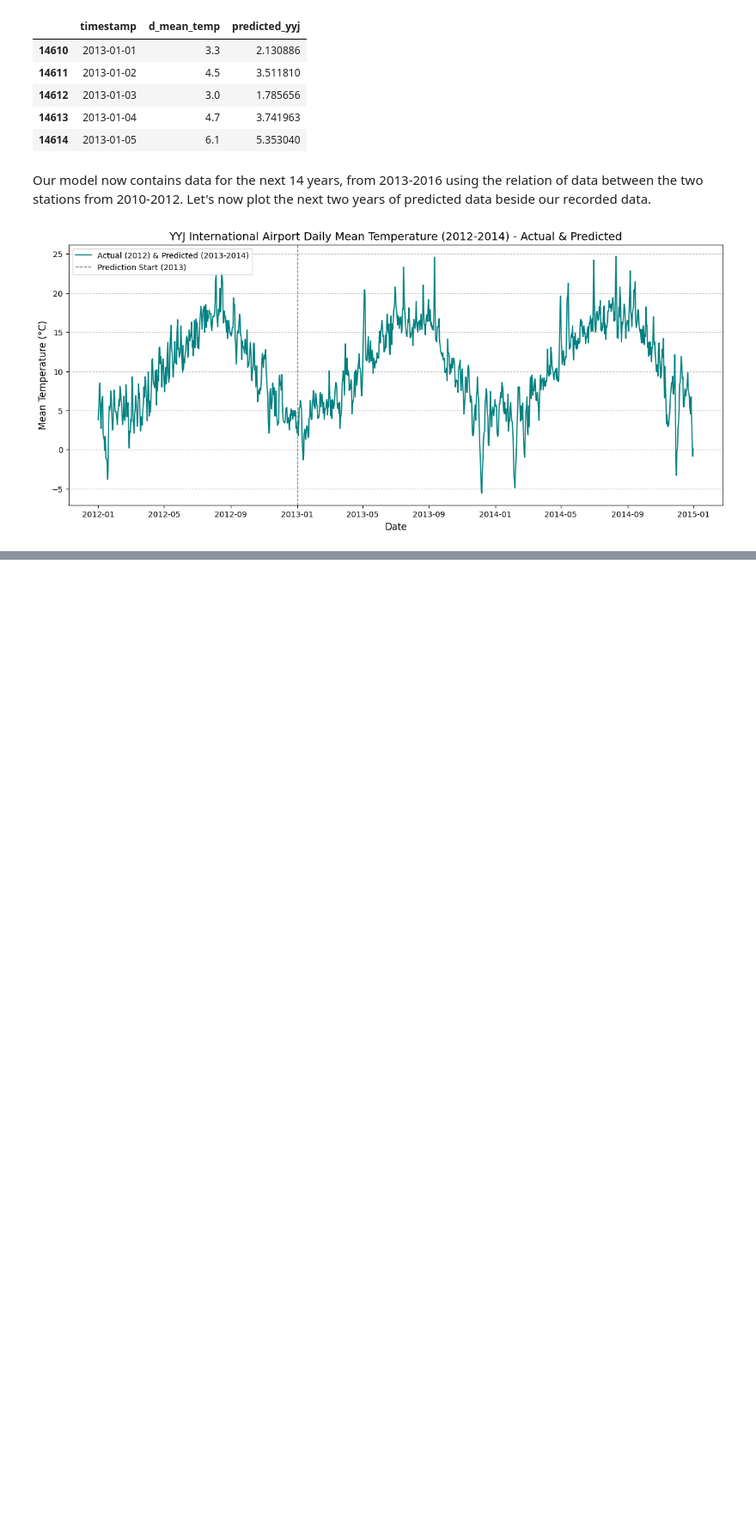
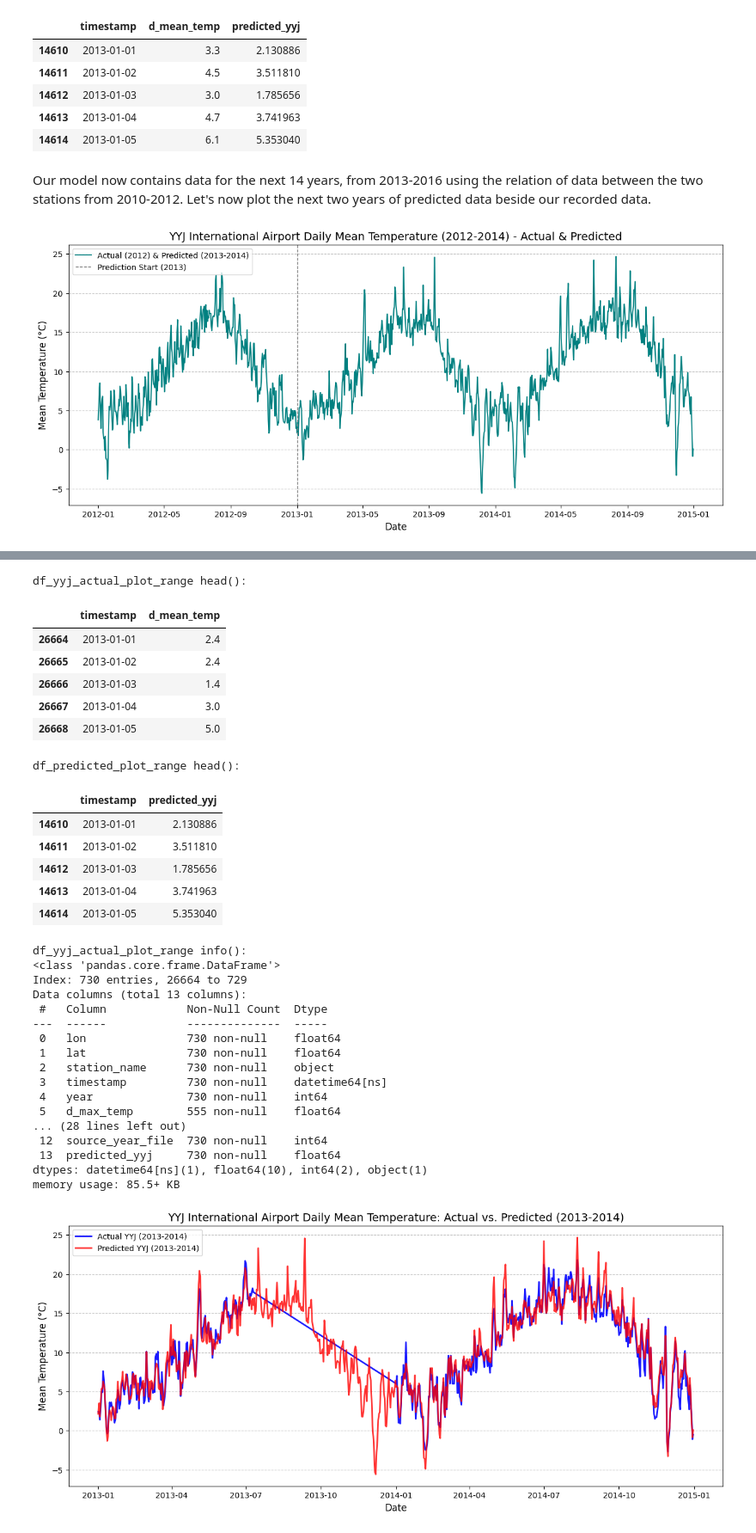
Before and after one commit to MantaHonk/EOS_Weather_Data_Analysis, a Jupyter notebook: Term_Project.ipynb, the cells around one changed output, grey strips where cells are left out. Shown at 86% size. Drawn from its saved outputs; the diff is of its cells as text; code cells hidden in the pictures; blank space fills up the shorter version.

Commit message:
combining 2013 data

```diff
--- a/Term_Project.ipynb
+++ b/Term_Project.ipynb
@@ -475,0 +476,3 @@ At first glance, it appears that the data follows the seasonal change observed a
+# %%
+df_c_stn_id = '1018621'
+df_YYJ_new = pd.read_parquet(f"{folder_path}/eccc_{df_c_stn_id}_daily.parquet")
@@ -475,0 +489,62 @@ At first glance, it appears that the data follows the seasonal change observed a
+# %%
+last_yyj_old_data_date = df_YYJ[df_YYJ['year'] == 2013]['timestamp'].max()
+df_yyj_actual_part1 = df_YYJ[df_YYJ['timestamp'] <= last_yyj_old_data_date]
+df_yyj_actual_part2 = df_YYJ_new[df_YYJ_new['timestamp'] > last_yyj_old_data_date]
+df_yyj_actual_combined = pd.concat([df_yyj_actual_part1, df_yyj_actual_part2])
+
+df_yyj_actual_plot_range = df_yyj_actual_combined[(df_yyj_actual_combined['year'] >= 2013) & (df_yyj_actual_combined['year'] <= 2014)]
+df_predicted_plot_range = df_future[(df_future['year'] >= 2013) & (df_future['year'] <= 2014)]
+
+print("df_yyj_actual_plot_range head():")
+display(df_yyj_actual_plot_range[['timestamp', 'd_mean_temp']].head())
+print("\ndf_predicted_plot_range head():")
+display(df_predicted_plot_range[['timestamp', 'predicted_yyj']].head())
+
+print("\ndf_yyj_actual_plot_range info():")
+df_yyj_actual_plot_range.info()
+print("\ndf_predicted_plot_range info():")
+df_predicted_plot_range.info()
+
+plt.figure(figsize=(15, 6))
+plt.plot(df_yyj_actual_plot_range['timestamp'], df_yyj_actual_plot_range['d_mean_temp'], color='blue', linewidth=2, label='Actual YYJ (2013-2014)', alpha=0.9)
+plt.plot(df_predicted_plot_range['timestamp'], df_predicted_plot_range['predicted_yyj'], color='red', linestyle='-', linewidth=2, label='Predicted YYJ (2013-2014)', alpha=0.8) # Changed linestyle and alpha for clarity
+
+plt.title("YYJ International Airport Daily Mean Temperature: Actual vs. Predicted (2013-2014)", fontsize=14)
+plt.xlabel("Date", fontsize=12)
+plt.ylabel("Mean Temperature (°C)", fontsize=12)
+plt.grid(axis='y', linestyle='--', alpha=0.7)
+plt.legend()
+plt.show()
+# %% [output]
+df_yyj_actual_plot_range head():
+|  | timestamp | d_mean_temp |
+| 26664 | 2013-01-01 | 2.4 |
+| 26665 | 2013-01-02 | 2.4 |
+| 26666 | 2013-01-03 | 1.4 |
+| 26667 | 2013-01-04 | 3.0 |
+| 26668 | 2013-01-05 | 5.0 |
+df_predicted_plot_range head():
+|  | timestamp | predicted_yyj |
+| 14610 | 2013-01-01 | 2.130886 |
+| 14611 | 2013-01-02 | 3.511810 |
+| 14612 | 2013-01-03 | 1.785656 |
+| 14613 | 2013-01-04 | 3.741963 |
+| 14614 | 2013-01-05 | 5.353040 |
+df_yyj_actual_plot_range info():
+<class 'pandas.core.frame.DataFrame'>
+Index: 730 entries, 26664 to 729
+Data columns (total 13 columns):
+ #   Column            Non-Null Count  Dtype
+---  ------            --------------  -----
+ 0   lon               730 non-null    float64
+ 1   lat               730 non-null    float64
+ 2   station_name      730 non-null    object
+ 3   timestamp         730 non-null    datetime64[ns]
+ 4   year              730 non-null    int64
+ 5   d_max_temp        555 non-null    float64
+... (28 lines left out)
+ 12  source_year_file  730 non-null    int64
+ 13  predicted_yyj     730 non-null    float64
+dtypes: datetime64[ns](1), float64(10), int64(2), object(1)
+memory usage: 85.5+ KB
+[figure, added]
```
Also changed, not shown: parts of 5 cells of this notebook.
